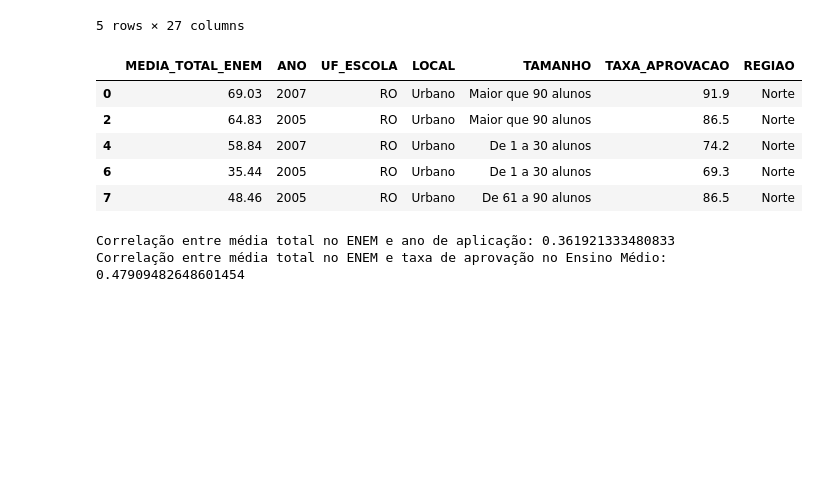
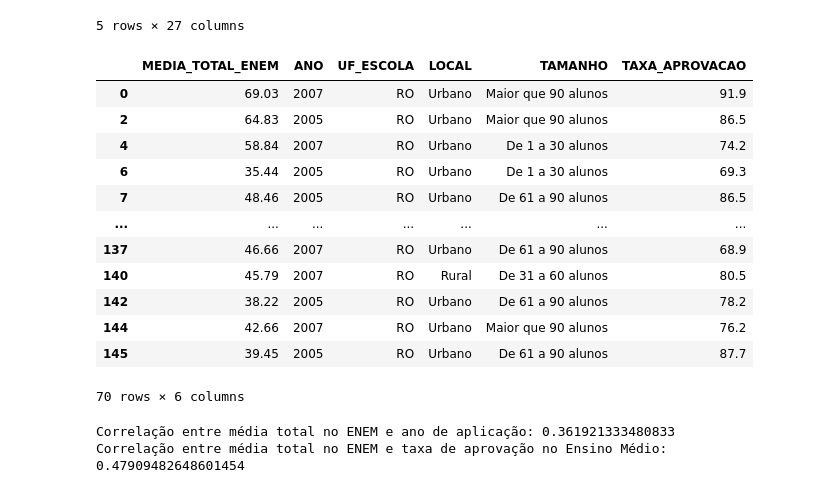
Before and after one commit to LuanaPLGuimaraes/Grupo12A_Projeto2_CDados, a Jupyter notebook: mineracao.ipynb, the cells around one changed output. Cells and saved outputs as stored; diff of their text form; code cells hidden in the pictures; blank space fills up the shorter version.

```diff
--- a/mineracao.ipynb
+++ b/mineracao.ipynb
@@ -31,21 +32,28 @@ dados.rename(columns={'NU_TAXA_APROVACAO':'TAXA_APROVACAO'}, inplace=True)
 # %%
 dados['TAMANHO'] = dados['TAMANHO'].astype('category')
 dados['UF_ESCOLA'] = dados['UF_ESCOLA'].astype('category')
 dados['LOCAL'] = dados['LOCAL'].astype('category')
 
 
 dados['LOCAL'] = dados['LOCAL'].cat.rename_categories(['Urbano', 'Rural'])
 
 
 dados = dados.dropna(axis=0, how='any')
-dados.head()
+dados.head(70)
 # %% [output]
-|  | MEDIA_TOTAL_ENEM | ANO | UF_ESCOLA | LOCAL | TAMANHO | TAXA_APROVACAO | REGIAO |
-| 0 | 69.03 | 2007 | RO | Urbano | Maior que 90 alunos | 91.9 | Norte |
-| 2 | 64.83 | 2005 | RO | Urbano | Maior que 90 alunos | 86.5 | Norte |
-| 4 | 58.84 | 2007 | RO | Urbano | De 1 a 30 alunos | 74.2 | Norte |
-| 6 | 35.44 | 2005 | RO | Urbano | De 1 a 30 alunos | 69.3 | Norte |
-| 7 | 48.46 | 2005 | RO | Urbano | De 61 a 90 alunos | 86.5 | Norte |
+|  | MEDIA_TOTAL_ENEM | ANO | UF_ESCOLA | LOCAL | TAMANHO | TAXA_APROVACAO |
+| 0 | 69.03 | 2007 | RO | Urbano | Maior que 90 alunos | 91.9 |
+| 2 | 64.83 | 2005 | RO | Urbano | Maior que 90 alunos | 86.5 |
+| 4 | 58.84 | 2007 | RO | Urbano | De 1 a 30 alunos | 74.2 |
+| 6 | 35.44 | 2005 | RO | Urbano | De 1 a 30 alunos | 69.3 |
+| 7 | 48.46 | 2005 | RO | Urbano | De 61 a 90 alunos | 86.5 |
+| ... | ... | ... | ... | ... | ... | ... |
+| 137 | 46.66 | 2007 | RO | Urbano | De 61 a 90 alunos | 68.9 |
+| 140 | 45.79 | 2007 | RO | Rural | De 31 a 60 alunos | 80.5 |
+| 142 | 38.22 | 2005 | RO | Urbano | De 61 a 90 alunos | 78.2 |
+| 144 | 42.66 | 2007 | RO | Urbano | Maior que 90 alunos | 76.2 |
+| 145 | 39.45 | 2005 | RO | Urbano | De 61 a 90 alunos | 87.7 |
+70 rows × 6 columns
 # %%
 print(f'Correlação entre média total no ENEM e ano de aplicação: {dados.ANO.corr(dados.MEDIA_TOTAL_ENEM)}')
 print(f'Correlação entre média total no ENEM e taxa de aprovação no Ensino Médio: {dados.TAXA_APROVACAO.corr(dados.MEDIA_TOTAL_ENEM)}')
```
Also changed, not shown: parts of 5 cells of this notebook.
